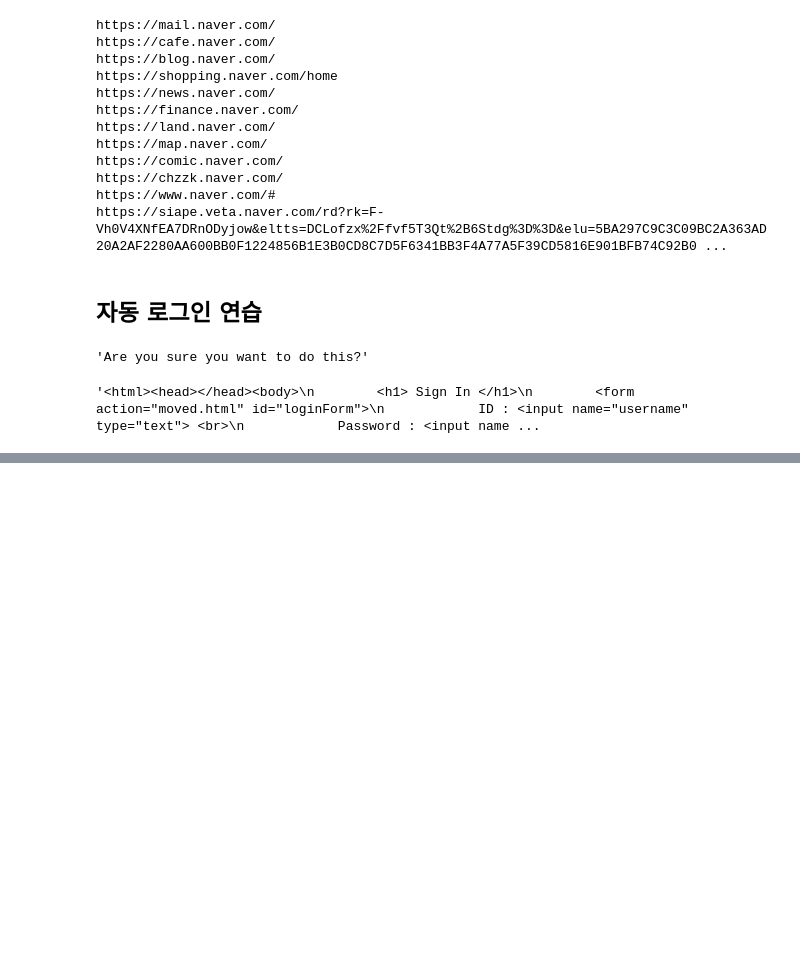
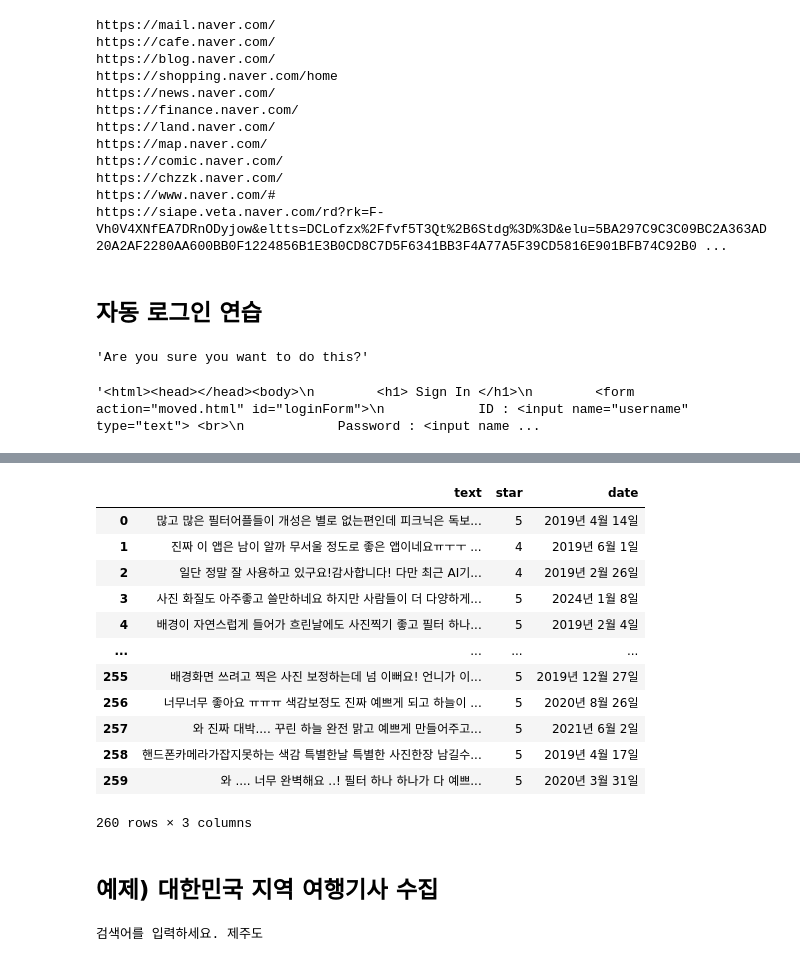
Before and after one commit to HEOSEUNGHEE/wassup3, a Jupyter notebook: 02_Python_Collection/04_Selenium.ipynb, the cells around one changed output, grey strips where cells are left out. Drawn from its saved outputs; the diff is of its cells as text; code cells hidden in the pictures; blank space fills up the shorter version.

```diff
--- a/02_Python_Collection/04_Selenium.ipynb
+++ b/02_Python_Collection/04_Selenium.ipynb
@@ -206,0 +421,8 @@ driver.close()
+# %%
+# 요소별 추출
+def get_content(review):
+    condic = {}
+    condic['text'] = review.find_element(By.CSS_SELECTOR, 'div.h3YV2d').text
+    condic['rat'] = len(review.find_elements(By.CSS_SELECTOR, 'span.Z1Dz7b'))
+    condic['date'] = review.find_element(By.CSS_SELECTOR, 'span.bp9Aid').text
+    return condic
@@ -206,0 +433,19 @@ driver.close()
+# %%
+df = pd.DataFrame(result)
+df
+# %% [output]
+|  | text | star | date |
+| 0 | 많고 많은 필터어플들이 개성은 별로 없는편인데 피크닉은 독보... | 5 | 2019년 4월 14일 |
+| 1 | 진짜 이 앱은 남이 알까 무서울 정도로 좋은 앱이네요ㅠㅜㅜ ... | 4 | 2019년 6월 1일 |
+| 2 | 일단 정말 잘 사용하고 있구요!감사합니다! 다만 최근 AI기... | 4 | 2019년 2월 26일 |
+| 3 | 사진 화질도 아주좋고 쓸만하네요 하지만 사람들이 더 다양하게... | 5 | 2024년 1월 8일 |
+| 4 | 배경이 자연스럽게 들어가 흐린날에도 사진찍기 좋고 필터 하나... | 5 | 2019년 2월 4일 |
+| ... | ... | ... | ... |
+| 255 | 배경화면 쓰려고 찍은 사진 보정하는데 넘 이뻐요! 언니가 이... | 5 | 2019년 12월 27일 |
+| 256 | 너무너무 좋아요 ㅠㅠㅠ 색감보정도 진짜 예쁘게 되고 하늘이 ... | 5 | 2020년 8월 26일 |
+| 257 | 와 진짜 대박.... 꾸린 하늘 완전 맑고 예쁘게 만들어주고... | 5 | 2021년 6월 2일 |
+| 258 | 핸드폰카메라가잡지못하는 색감 특별한날 특별한 사진한장 남길수... | 5 | 2019년 4월 17일 |
+| 259 | 와 .... 너무 완벽해요 ..! 필터 하나 하나가 다 예쁘... | 5 | 2020년 3월 31일 |
+260 rows × 3 columns
+# %% [markdown]
+## 예제) 대한민국 지역 여행기사 수집
@@ -206,0 +464,4 @@ driver.close()
+# %%
+search = input('검색어를 입력하세요.')
+# %% [output]
+검색어를 입력하세요. 제주도
```
Also changed, not shown: parts of 49 cells of this notebook, 2 other files.
